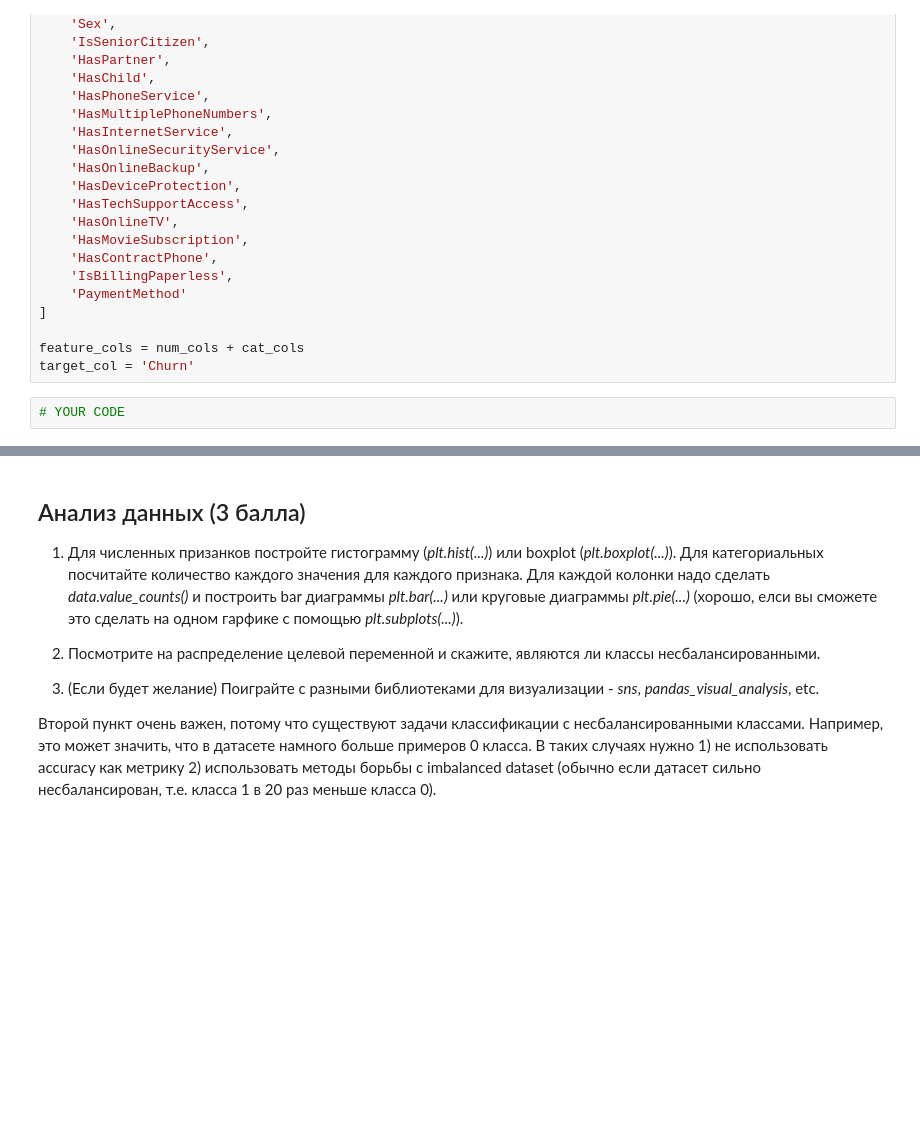
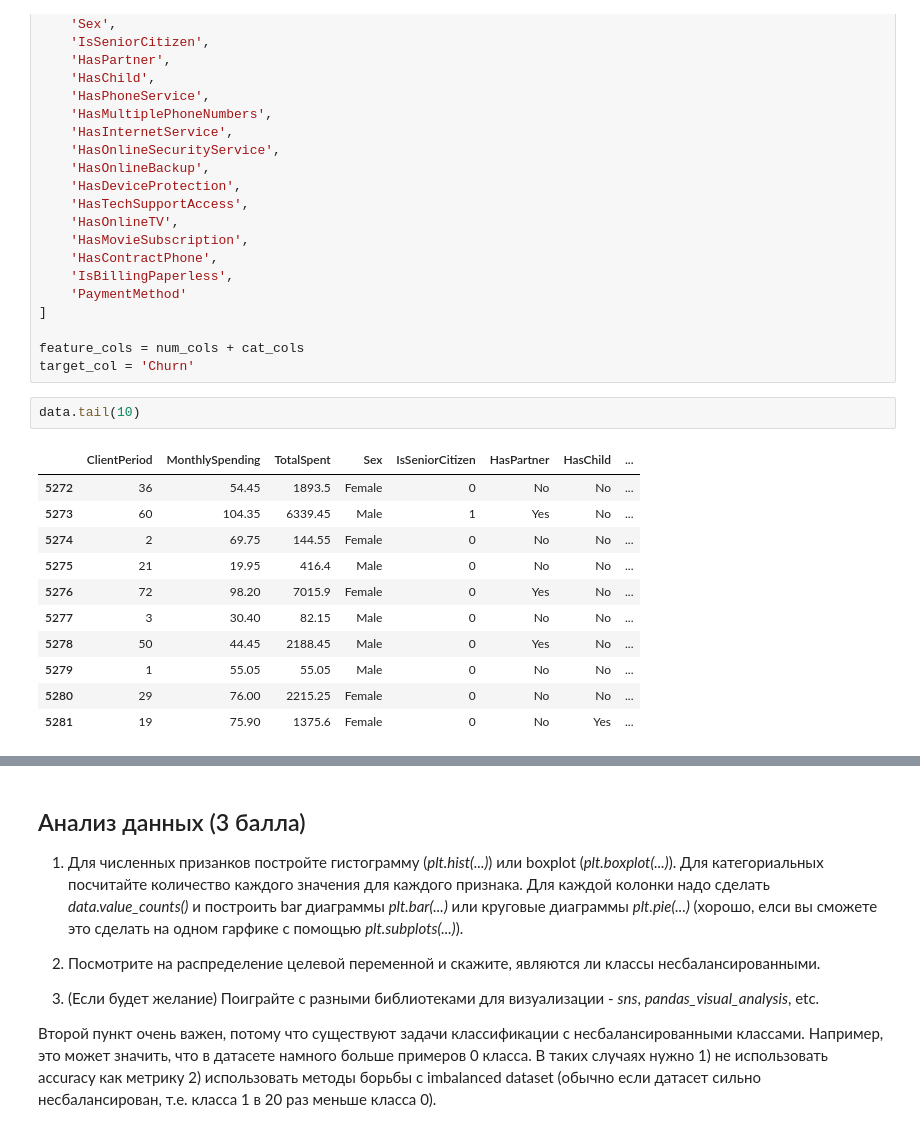
Before and after one commit to darksidius45/Ml_learning, a Jupyter notebook: week_03_composition_model_selection/Homework/hw_3_kaggle.ipynb, the cells around one changed output, grey strips where cells are left out. Saved outputs shown, nothing was run; the diff lists cells and outputs as text; blank space fills up the shorter version.

```diff
--- a/week_03_composition_model_selection/Homework/hw_3_kaggle.ipynb
+++ b/week_03_composition_model_selection/Homework/hw_3_kaggle.ipynb
@@ -140,5 +153,17 @@ cat_cols = [
 
 feature_cols = num_cols + cat_cols
 target_col = 'Churn'
-# %%
-# YOUR CODE
+# %%
+data.tail(10)
+# %% [output]
+|  | ClientPeriod | MonthlySpending | TotalSpent | Sex | IsSeniorCitizen | HasPartner | HasChild | ... |
+| 5272 | 36 | 54.45 | 1893.5 | Female | 0 | No | No | ... |
+| 5273 | 60 | 104.35 | 6339.45 | Male | 1 | Yes | No | ... |
+| 5274 | 2 | 69.75 | 144.55 | Female | 0 | No | No | ... |
+| 5275 | 21 | 19.95 | 416.4 | Male | 0 | No | No | ... |
+| 5276 | 72 | 98.20 | 7015.9 | Female | 0 | Yes | No | ... |
+| 5277 | 3 | 30.40 | 82.15 | Male | 0 | No | No | ... |
+| 5278 | 50 | 44.45 | 2188.45 | Male | 0 | Yes | No | ... |
+| 5279 | 1 | 55.05 | 55.05 | Male | 0 | No | No | ... |
+| 5280 | 29 | 76.00 | 2215.25 | Female | 0 | No | No | ... |
+| 5281 | 19 | 75.90 | 1375.6 | Female | 0 | No | Yes | ... |
```
Also changed, not shown: parts of 9 cells of this notebook.
